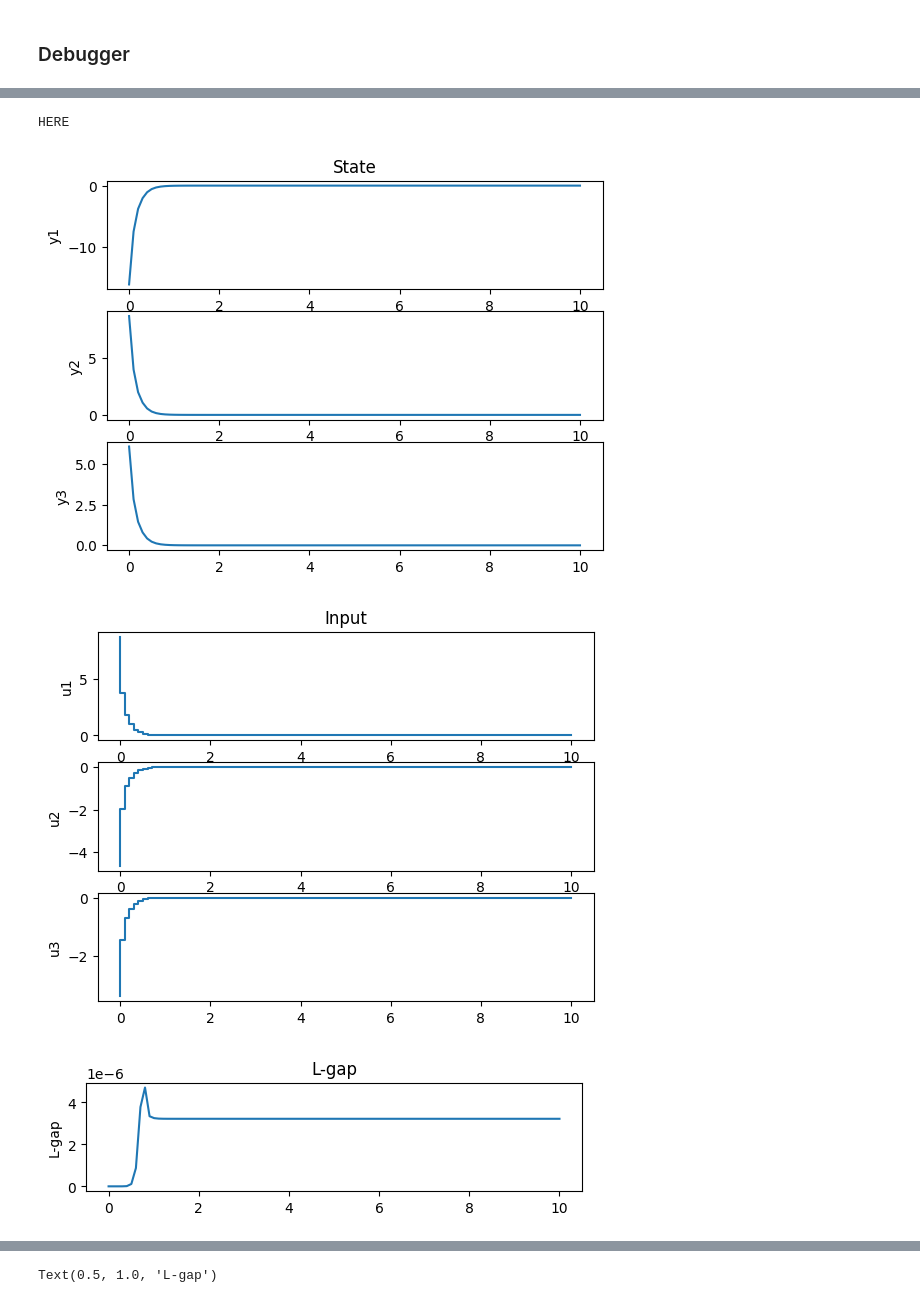
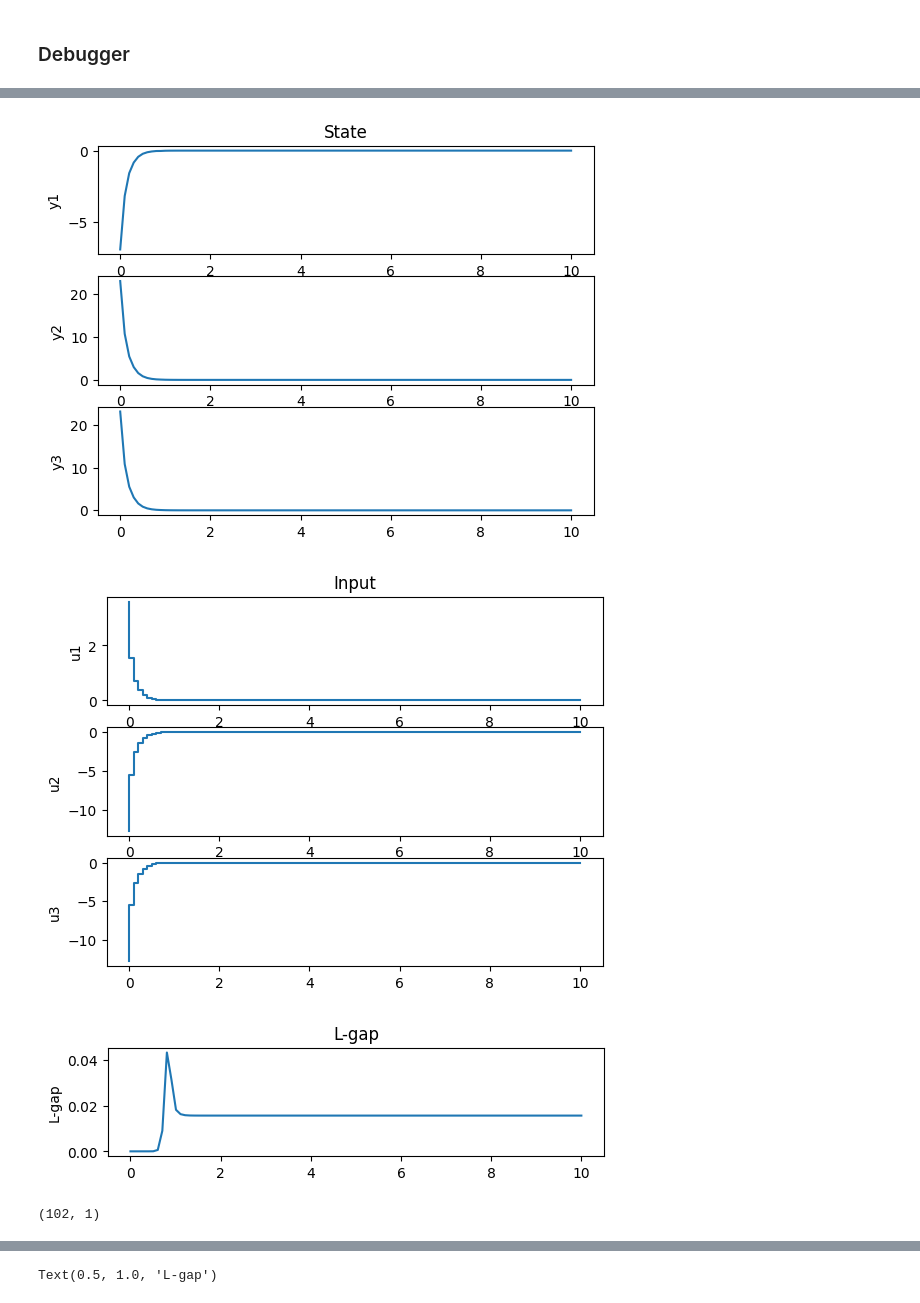
Before and after one commit to pSujet/DeepC, a Jupyter notebook: main_deepc.ipynb, the cells around one changed output, grey strips where cells are left out. Drawn from its saved outputs; the diff is of its cells as text; code cells hidden in the pictures.

Commit message:
add past data

```diff
--- a/main_deepc.ipynb
+++ b/main_deepc.ipynb
@@ -68,8 +68,8 @@ controller.create_Hankel()
 # Simulation setup for initial state
 x0 = np.array([[-20],[5],[1]])
 t_step = 0.1
-t_sim = 1.0                                    # simulation time
-n_sim = ceil(t_sim/t_step)                     # Number of simulation step
+t_sim = 3.0                                    # simulation time
+n_sim = ceil(t_sim/t_step)                     # Number of simulation step > Tini + N + iter - 1
 x = x0
 xData_ini = np.empty((n,n_sim+1))
 xData_ini[:,[0]] = x0;
@@ -77,8 +77,15 @@ uData_ini = np.empty((m,n_sim))
 yData_ini = np.empty((p,n_sim+1))
 yData_ini[:,[0]] = x0
 Tini = n
-u_obs = np.zeros((m*(Tini + params['N']),1))
-y_obs = np.zeros((p*(Tini + params['N']),1))
+
+# ======== GROUSE ========
+low_dimension_rank = 3*(3+5)+3
+controller.create_U1(low_dimension_rank)
+GROUSE_ENABLE = True
+step_size = 0.01
+grouse_iter = 1
+u_obs = np.zeros((m*(Tini + params['N'] + grouse_iter - 1),1))
+y_obs = np.zeros((p*(Tini + params['N'] + grouse_iter - 1),1))
 
 # Generate random input sequence
 np.random.seed(5)
@@ -94,20 +101,11 @@ for t in range(n_sim):
     xData_ini[:,[t+1]] = x
     yData_ini[:,[t+1]] = y
 
-    # update V_obs
+    # update u_obs, y_obs
     u_obs = np.roll(u_obs,-Tini)
     u_obs[-Tini:,:] = u
-
     y_obs = np.roll(y_obs,-Tini)
     y_obs[-Tini:,:] = y
-
-    u_p = u_obs[:m*Tini,:]
-    u_f = u_obs[m*Tini:,:]
-
-    y_p = y_obs[:p*Tini,:]
-    y_f = y_obs[p*Tini:,:]
-
-    v_obs = np.block([[u_p],[y_p],[u_f],[y_f]])
 
 # Simulation
 print("===== START SIMULATION =====")
@@ -116,7 +114,7 @@ y0 = yData_ini[:,-1]
 u_ini = np.reshape(uData_ini[:,-n:],(-1, 1), order='F')
 y_ini = np.reshape(yData_ini[:,-n:],(-1, 1), order='F')
 t_step = 0.1
-t_sim = 10.0;                                  # simulation time
+t_sim = 10.0                                   # simulation time
 n_sim = ceil(t_sim/t_step)                     # Number of simulation step
 x = x0.reshape(m, 1)
 xLog = np.zeros((n,n_sim+1))
@@ -126,11 +124,7 @@ costLog = np.empty((1,n_sim))
 yLog = np.zeros((n,n_sim+1))
 yLog[:,0] = y0
 
-# ======== GROUSE ========
-low_dimension_rank = 3*(3+5)+3
-controller.create_U1(low_dimension_rank)
-GROUSE_ENABLE = True
-step_size = 0.01
+# ======== GROUSE DATA LOG ========
 U_true = controller.create_U1(low_dimension_rank)
 subspaceLog = np.empty((1,n_sim))
 
@@ -166,19 +160,30 @@ for t in range(n_sim):
     u_ini = np.block([[u_ini[n:]],[u_vec]])
     y_ini = np.block([[y_ini[n:]],[y_vec]])
 
-    # update V_obs
+    # update u_obs, y_obs
     u_obs = np.roll(u_obs,-Tini)
     u_obs[-Tini:,:] = u_vec
     y_obs = np.roll(y_obs,-Tini)
     y_obs[-Tini:,:] = y_vec
-    u_p = u_obs[:m*Tini,:]
-    u_f = u_obs[m*Tini:,:]
-    y_p = y_obs[:p*Tini,:]
-    y_f = y_obs[p*Tini:,:]
-    v_obs = np.block([[u_p],[y_p],[u_f],[y_f]])
+
+    # u_p = u_obs[:m*Tini,:]
+    # u_f = u_obs[m*Tini:,:]
+    # y_p = y_obs[:p*Tini,:]
+    # y_f = y_obs[p*Tini:,:]
+    # v_obs = np.block([[u_p],[y_p],[u_f],[y_f]])
 
     if GROUSE_ENABLE:
-        U_predictor = controller.grouse_update(U_predictor,v_obs,step_size)
+        for i in range(grouse_iter):
+            # step_size_dim = np.exp(-i)*step_size
+            step_size_dim = step_size
+            u_temp = u_obs[m*(grouse_iter-i-1):u_obs.shape[0]-m*i,:]
+            y_temp = y_obs[p*(grouse_iter-i-1):y_obs.shape[0]-p*i,:]
+            u_p = u_temp[:m*Tini,:]
+            u_f = u_temp[m*Tini:,:]
+            y_p = y_temp[:p*Tini,:]
+            y_f = y_temp[p*Tini:,:]
+            v_obs = np.block([[u_p],[y_p],[u_f],[y_f]])
+            U_predictor = controller.grouse_update(U_predictor,v_obs,step_size_dim)
     else:
         pass
 
@@ -206,34 +211,37 @@ time = np.linspace(0,t_sim,n_sim);
 plt.subplot(311)
 plt.step(time,uLog[0,:])
 plt.ylabel('u1')
 plt.title('Input')
 
 plt.subplot(312)
 plt.step(time,uLog[1,:])
 plt.ylabel('u2')
 
 plt.subplot(313)
 plt.step(time,uLog[2,:])
 plt.ylabel('u3')
 
 # Plot subspace tracking
 sst_plot = plt.figure(3)
 time = np.linspace(0,t_sim,n_sim);
 plt.subplot(311)
 plt.plot(time,subspaceLog[0,:])
 plt.ylabel('L-gap')
 plt.title('L-gap')
 
 
 plt.show()
 # %% [output]
 33
 (33, 190)
 We are good to go!!
 (48, 193)
 27
 ===== START SIMULATION =====
-HERE
-[figure, old version]
+[figure, new version]
-[figure, old version]
+[figure, new version]
-[figure, old version]
+[figure, new version]
+# %%
+v_obs.shape
+# %% [output]
+(102, 1)
```
Also changed, not shown: parts of 2 cells of this notebook.
